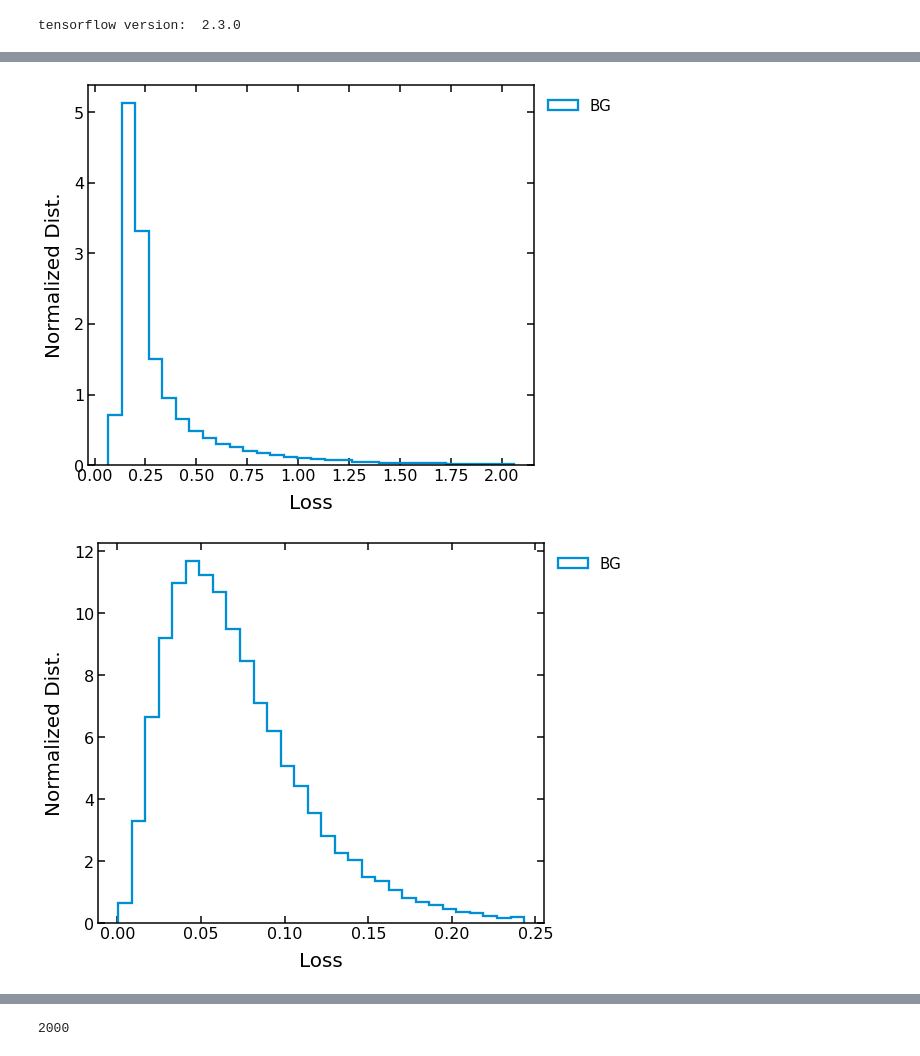
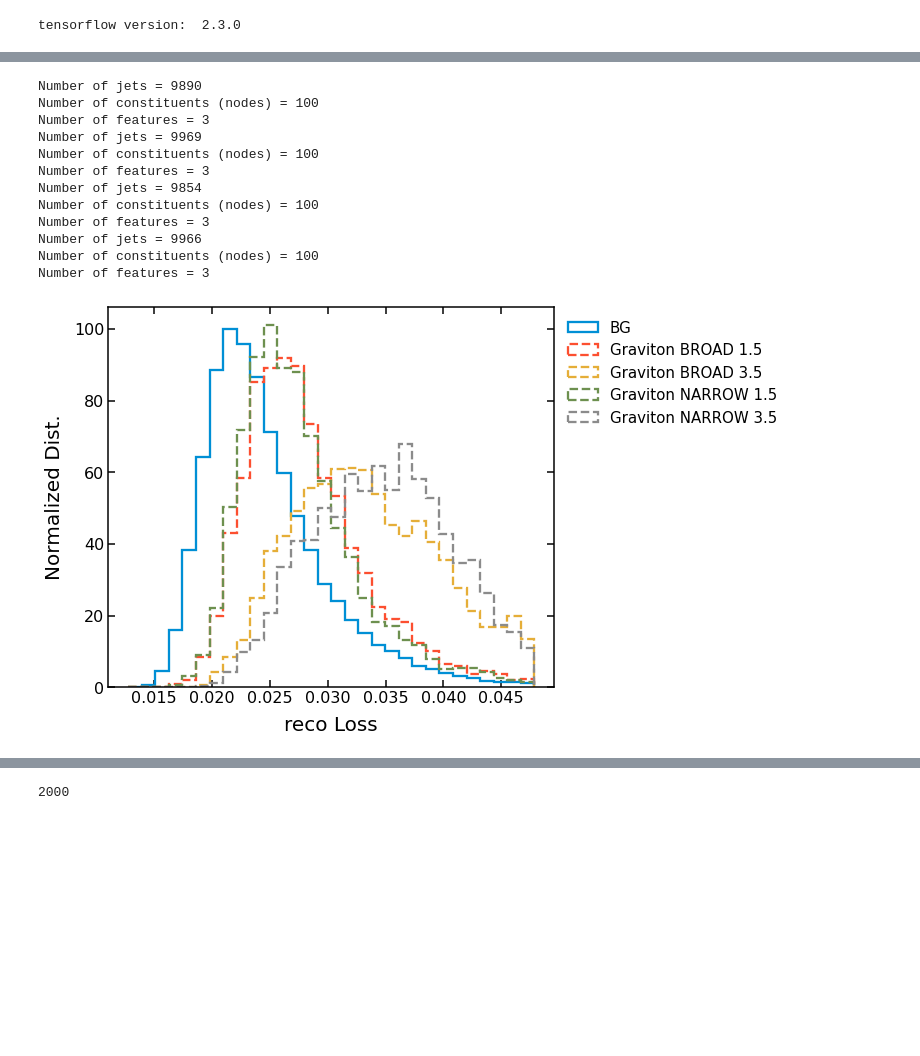
Before and after one commit to chernyavskaya/vande, a Jupyter notebook: testing_vande_particlenet.ipynb, the cells around one changed output, grey strips where cells are left out. Cells and saved outputs as stored; diff of their text form; code cells hidden in the pictures; blank space fills up the shorter version.

```diff
--- a/testing_vande_particlenet.ipynb
+++ b/testing_vande_particlenet.ipynb
@@ -132,7 +132,7 @@ feat_sz = particles_bg.shape[2]
 # %%
 train_ds = tf.data.Dataset.from_tensor_slices((particles_bg[:50000,:,0:2],particles_bg[:50000,:,:]))
 
-batched_dataset = train_ds.batch(1000)
+batched_dataset = train_ds.batch(256)
 #for step, x_batch_train in enumerate(batched_dataset):
 #    print(x_batch_train)
 #    break
@@ -179,20 +169,69 @@ reco_j1, loss_j1_reco, loss_j1_kl = tra.predict_particle_net(vae.model, loss_fn,
+# %%
+#signal
+DATA_PATH = '/eos/project/d/dshep/TOPCLASS/DijetAnomaly/VAE_data/events/'
+
+res_width = 'BROAD,NARROW'.split(',')
+res_mass = '1.5,3.5'.split(',')
+particles_sig_dict = {}
+
+for width in res_width:
+    for mass in res_mass:
+        SIG_NAME = 'RSGraviton_WW_'+width+'_13TeV_PU40_'+mass+'TeV_NEW'
+        filename_sig = DATA_PATH + SIG_NAME + '_parts/' + SIG_NAME + '_concat_001.h5'
+        _,_, particles_sig = prepr.prepare_data_constituents(filename_sig,5000,0,5000)
+        particles_sig_dict['Graviton '+width+' '+mass] = particles_sig
+signal_types = list(particles_sig_dict.keys())
+# %% [output]
+Number of jets = 9890
+Number of constituents (nodes) = 100
+Number of features = 3
+Number of jets = 9969
+Number of constituents (nodes) = 100
+Number of features = 3
+Number of jets = 9854
+Number of constituents (nodes) = 100
+Number of features = 3
+Number of jets = 9966
+Number of constituents (nodes) = 100
+Number of features = 3
+# %%
+particles_sig_dict['ds'] = {}
+for sig in signal_types:
+    sig_ds = tf.data.Dataset.from_tensor_slices((particles_sig_dict[sig][:,:,0:2],particles_sig_dict[sig][:,:,:]))
+    particles_sig_dict['ds'][sig] = sig_ds.batch(256)
+# %%
+reload(tra)
+loss_fn = losses.threeD_loss
+
+reco_bg, loss_bg_reco, loss_bg_kl = tra.predict_particle_net(vae.model, loss_fn, batched_dataset)
+
+particles_sig_dict['reco'] = {}
+particles_sig_dict['loss'] = {}
+particles_sig_dict['loss_kl'] = {}
+for sig in signal_types:
+    reco_sig, loss_sig_reco, loss_sig_kl = tra.predict_particle_net(vae.model, loss_fn, particles_sig_dict['ds'][sig])
+    particles_sig_dict['reco'][sig] = reco_sig
+    particles_sig_dict['loss'][sig] = loss_sig_reco
+    particles_sig_dict['loss_kl'][sig] = loss_sig_kl
 # %%
 import matplotlib.pyplot as plt
 plt.style.use('/eos/user/n/nchernya/MLHEP/AnomalyDetection/ADgvae/utils/adfigstyle.mplstyle')
 
-for loss in [loss_j1_reco, loss_j1_kl ]:
+for loss in [loss_bg_reco ]:
     max_score = 1.1*np.quantile(loss,0.99)
     min_score = np.min(loss)#,np.max(loss_bg_dist))
     bins = 30
     # plot BG
     plt.figure()
     plt.hist(loss, bins=bins, label='BG', density=True, range=(min_score, max_score),
          histtype='step', fill=False, linewidth=2.3)
+    for sig in signal_types:
+        plt.hist(particles_sig_dict['loss'][sig], bins=bins, label=sig, density=True, range=(min_score, max_score),
+         histtype='step', linestyle='--',fill=False, linewidth=2.3)
     #plt.semilogy()
-    plt.xlabel("Loss")
+    plt.xlabel("reco Loss")
     plt.ylabel("Normalized Dist.")
     plt.legend(bbox_to_anchor=(1., 1.),fontsize=15)
     plt.show()
 # %% [output]
-[figure, old version]
+[figure, new version]
-[figure, removed]
```
Also changed, not shown: parts of 7 cells of this notebook.
